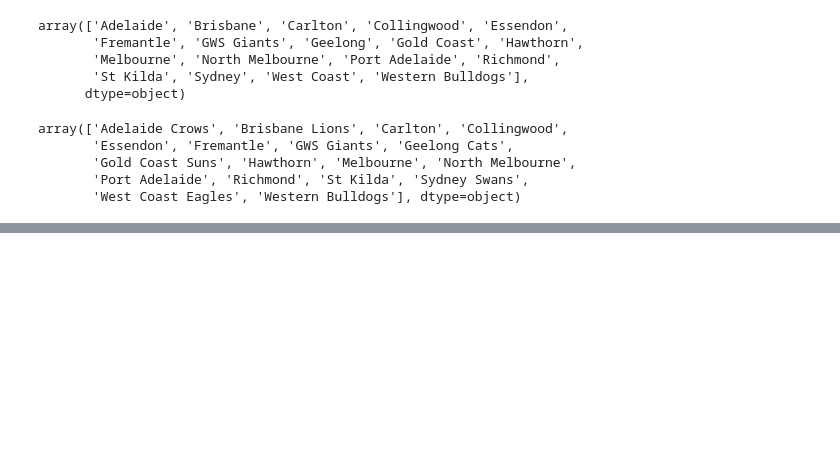
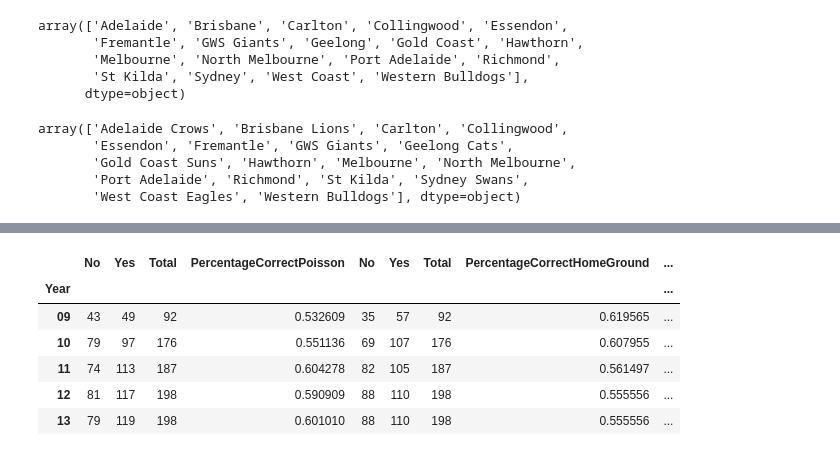
Before and after one commit to Beefstyles/AFLTippingPredictor, a Jupyter notebook: AFL Tipping Predictor Working.ipynb, the cells around one changed output, grey strips where cells are left out. Cells and saved outputs as stored; diff of their text form; code cells hidden in the pictures; blank space fills up the shorter version.

```diff
--- a/AFL Tipping Predictor Working.ipynb
+++ b/AFL Tipping Predictor Working.ipynb
@@ -374,0 +351,8 @@ afl_results_2009_to_2018_results.head()
+# %%
+afl_results_2009_to_2018_predicted_pivot_pred = afl_results_2009_to_2018_results.pivot_table(afl_results_2009_to_2018_results, index = 'Year', columns = ['PredictionCorrect'], aggfunc='size')
+afl_results_2009_to_2018_predicted_pivot_home = afl_results_2009_to_2018_results.pivot_table(afl_results_2009_to_2018_results, index = 'Year', columns = ['PredictionCorrectHomeGround'], aggfunc='size')
+afl_results_2009_to_2018_predicted_pivot_odds = afl_results_2009_to_2018_results.pivot_table(afl_results_2009_to_2018_results, index = 'Year', columns = ['PredictionCorrectOdds'], aggfunc='size')
+# %%
+afl_results_2009_to_2018_predicted_pivot_pred['Total'] = [ No + Yes for (No, Yes) in zip(afl_results_2009_to_2018_predicted_pivot_pred['No'], afl_results_2009_to_2018_predicted_pivot_pred['Yes'])]
+afl_results_2009_to_2018_predicted_pivot_pred['PercentageCorrectPoisson'] = [ Yes / Total for (Yes, Total) in zip(afl_results_2009_to_2018_predicted_pivot_pred['Yes'], afl_results_2009_to_2018_predicted_pivot_pred['Total'])]
+afl_results_2009_to_2018_predicted_pivot_pred.head()
@@ -374,0 +367,4 @@ afl_results_2009_to_2018_results.head()
+# %%
+afl_results_2009_to_2018_predicted_pivot_home['Total'] = [ No + Yes for (No, Yes) in zip(afl_results_2009_to_2018_predicted_pivot_home['No'], afl_results_2009_to_2018_predicted_pivot_home['Yes'])]
+afl_results_2009_to_2018_predicted_pivot_home['PercentageCorrectHomeGround'] = [ Yes / Total for (Yes, Total) in zip(afl_results_2009_to_2018_predicted_pivot_home['Yes'], afl_results_2009_to_2018_predicted_pivot_home['Total'])]
+afl_results_2009_to_2018_predicted_pivot_home.head()
@@ -374,0 +379,4 @@ afl_results_2009_to_2018_results.head()
+# %%
+afl_results_2009_to_2018_predicted_pivot_odds['Total'] = [ No + Yes for (No, Yes) in zip(afl_results_2009_to_2018_predicted_pivot_odds['No'], afl_results_2009_to_2018_predicted_pivot_odds['Yes'])]
+afl_results_2009_to_2018_predicted_pivot_odds['PercentageCorrectOdds'] = [ Yes / Total for (Yes, Total) in zip(afl_results_2009_to_2018_predicted_pivot_odds['Yes'], afl_results_2009_to_2018_predicted_pivot_odds['Total'])]
+afl_results_2009_to_2018_predicted_pivot_odds.head()
@@ -374,0 +391,11 @@ afl_results_2009_to_2018_results.head()
+# %%
+combined_prediction_results_table = pd.concat([afl_results_2009_to_2018_predicted_pivot_pred,afl_results_2009_to_2018_predicted_pivot_home, afl_results_2009_to_2018_predicted_pivot_odds], axis = 1)
+combined_prediction_results_table.head()
+# %% [output]
+|  | No | Yes | Total | PercentageCorrectPoisson | No | Yes | Total | PercentageCorrectHomeGround | ... |
+| Year |  |  |  |  |  |  |  |  | ... |
+| 09 | 43 | 49 | 92 | 0.532609 | 35 | 57 | 92 | 0.619565 | ... |
+| 10 | 79 | 97 | 176 | 0.551136 | 69 | 107 | 176 | 0.607955 | ... |
+| 11 | 74 | 113 | 187 | 0.604278 | 82 | 105 | 187 | 0.561497 | ... |
+| 12 | 81 | 117 | 198 | 0.590909 | 88 | 110 | 198 | 0.555556 | ... |
+| 13 | 79 | 119 | 198 | 0.601010 | 88 | 110 | 198 | 0.555556 | ... |
```
Also changed, not shown: parts of 25 cells of this notebook.
